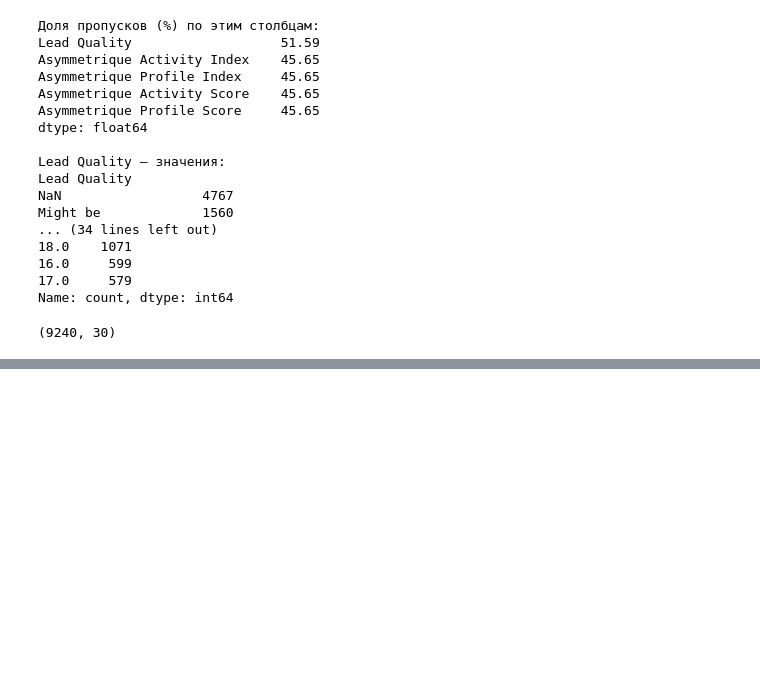
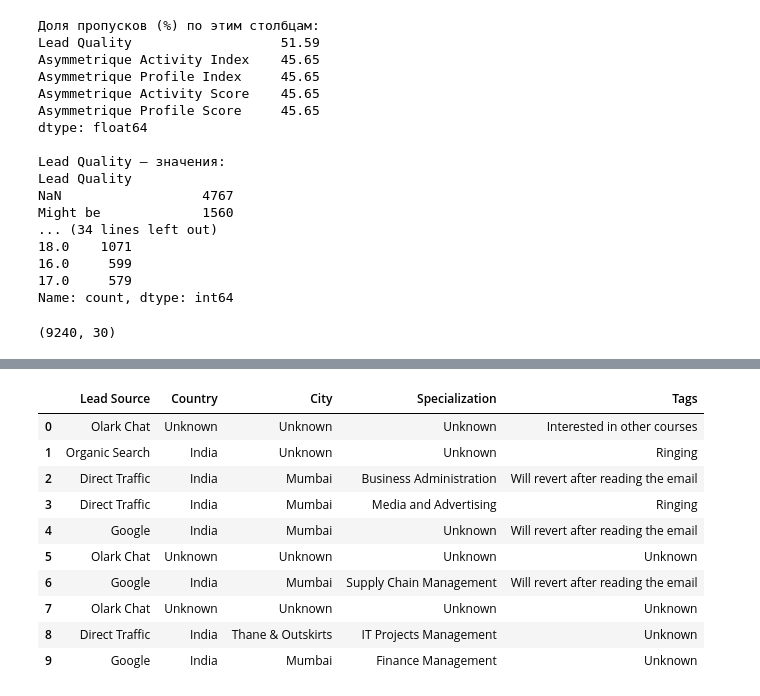
Before and after one commit to Madarakill/LS_EDU, a Jupyter notebook: Анализ набора данных.ipynb, the cells around one changed output, grey strips where cells are left out. Saved outputs shown, nothing was run; the diff lists cells and outputs as text; code cells hidden in the pictures; blank space fills up the shorter version.

Commit message:
Нормализация данных

```diff
--- a/Анализ набора данных.ipynb
+++ b/Анализ набора данных.ipynb
@@ -146,7 +146,7 @@ Name: count, dtype: int64
 # %%
 # Удаление столбцов с большим количеством пропусков
 
-df = df.drop(columns=nan_cols)
+df = df.drop(columns=nan_col)
 df.shape
 # %% [output]
 (9240, 30)
@@ -152,0 +213,19 @@ df.shape
+# %%
+# нормализация регистр на примере Google/google
+col_to_normalize = ['Lead Source', 'Lead Origin', 'Country', 'City']
+for col in col_to_normalize:
+    if col in df.columns:
+        df[col] = df[col].str.strip().str.title()
+# %%
+# распределение данных
+
+categorical_col = [
+    'Lead Origin', 'Lead Source', 'Last Activity', 'Country', 'Specialization',
+    'How did you hear about X Education', 'What is your current occupation',
+    'What matters most to you in choosing a course', 'Lead Profile',
+    'City', 'Tags', 'Last Notable Activity'
+]
+
+for col in categorical_col:
+    print("\n---", col, "---")
+    print(df[col].value_counts(dropna=False).head(20))
@@ -152,0 +250,33 @@ df.shape
+# %%
+# Заполняем все указанные категориальные столбцы значением Unknown
+nknown_col = [
+    'City',
+    'How did you hear about X Education',
+    'What is your current occupation',
+    'What matters most to you in choosing a course',
+    'Lead Profile',
+    'Country',
+    'Lead Source',
+    'Specialization',
+    'Tags'
+]
+
+for col in nknown_col:
+    if col in df.columns:
+        df[col] = df[col].fillna('Unknown')
+# %%
+# проверка
+
+df[['Lead Source','Country','City','Specialization','Tags']].head(10)
+# %% [output]
+|  | Lead Source | Country | City | Specialization | Tags |
+| 0 | Olark Chat | Unknown | Unknown | Unknown | Interested in other courses |
+| 1 | Organic Search | India | Unknown | Unknown | Ringing |
+| 2 | Direct Traffic | India | Mumbai | Business Administration | Will revert after reading the email |
+| 3 | Direct Traffic | India | Mumbai | Media and Advertising | Ringing |
+| 4 | Google | India | Mumbai | Unknown | Will revert after reading the email |
+| 5 | Olark Chat | Unknown | Unknown | Unknown | Unknown |
+| 6 | Google | India | Mumbai | Supply Chain Management | Will revert after reading the email |
+| 7 | Olark Chat | Unknown | Unknown | Unknown | Unknown |
+| 8 | Direct Traffic | India | Thane & Outskirts | IT Projects Management | Unknown |
+| 9 | Google | India | Mumbai | Finance Management | Unknown |
```
Also changed, not shown: parts of 6 cells of this notebook.
